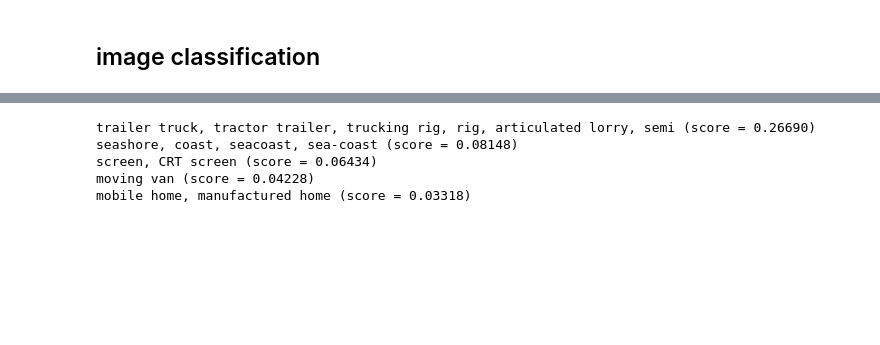
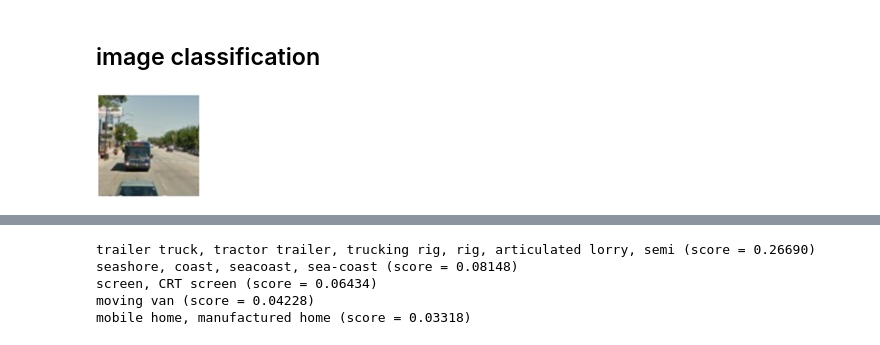
Before and after one commit to HwangToeMat/Tensorflow-API-HTM, a Jupyter notebook: 1.classification/reCAPTCHA_classification.ipynb, the cells around one changed output, grey strips where cells are left out. Saved outputs shown, nothing was run; the diff lists cells and outputs as text; code cells hidden in the pictures; blank space fills up the shorter version.

```diff
--- a/1.classification/reCAPTCHA_classification.ipynb
+++ b/1.classification/reCAPTCHA_classification.ipynb
@@ -186,3 +185,8 @@ Successfully downloaded inception-2015-12-05.tgz 88931400 bytes.
+# %%
+img= pilimg.open('image/reCAPTCHA1.png')
+img
+# %% [output]
+[figure, added]
 # %%
 run_inference_on_image('image/reCAPTCHA1.png')
 # %% [output]
```
Also changed, not shown: parts of 11 cells of this notebook.
